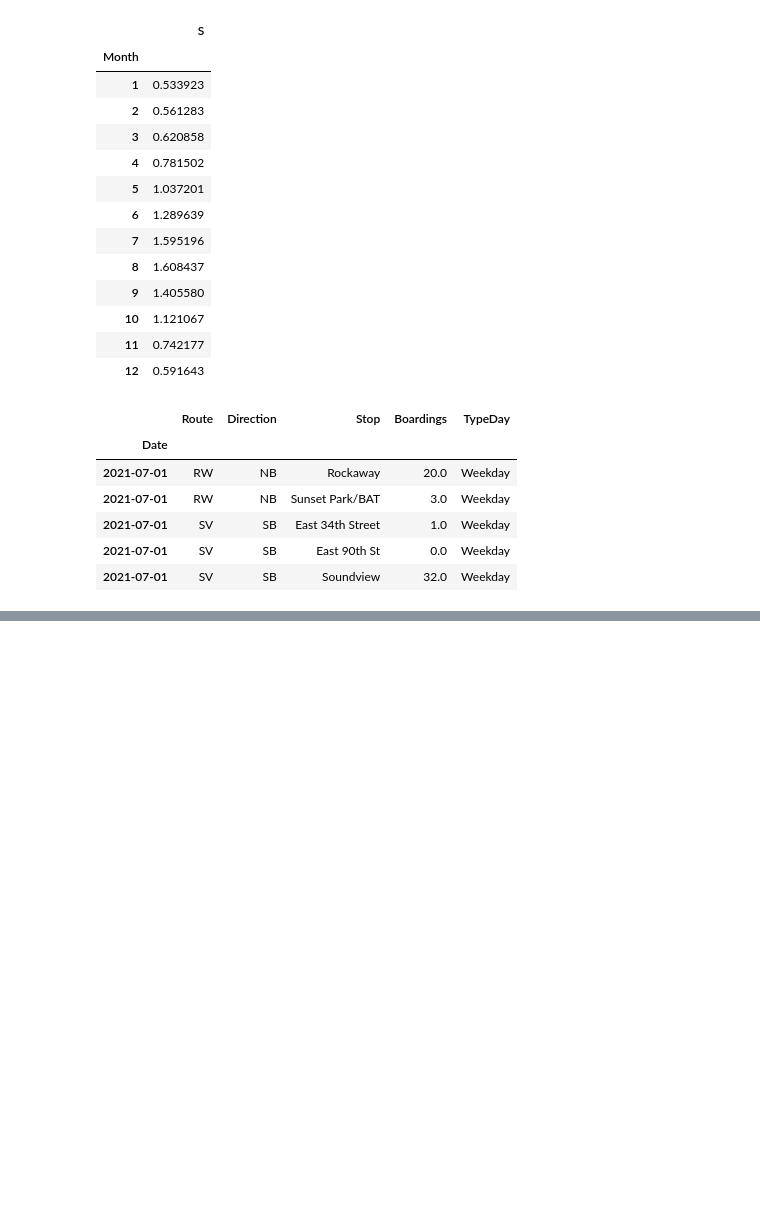
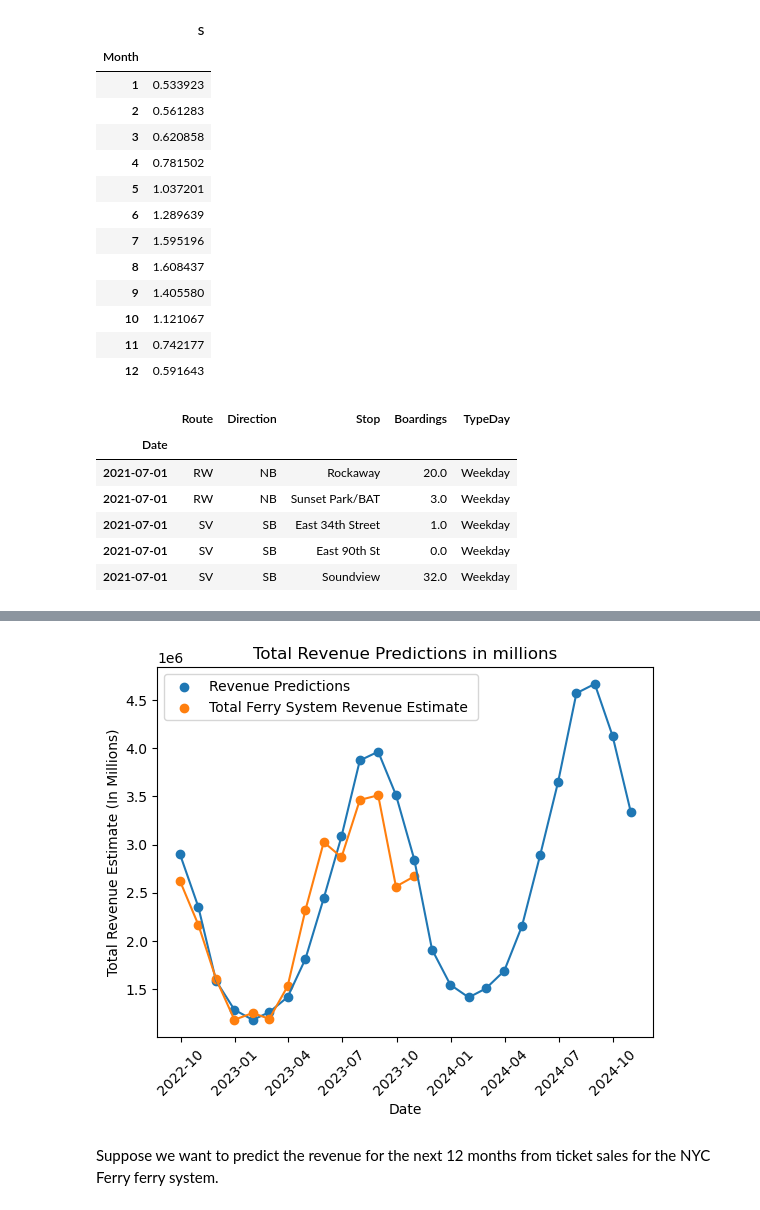
Before and after one commit to Eric-Conn/NYCFerryData_TimeSeriesForcasting, a Jupyter notebook: FerryDataFinalReport.ipynb, the cells around one changed output, grey strips where cells are left out. Saved outputs shown, nothing was run; the diff lists cells and outputs as text; code cells hidden in the pictures; blank space fills up the shorter version.

```diff
--- a/FerryDataFinalReport.ipynb
+++ b/FerryDataFinalReport.ipynb
@@ -234,0 +304,26 @@ data.head()
+# %%
+#Viewing our model with its predicitons.
+fig, ax = plt.subplots()
+
+
+
+
+ax.scatter(model_concat_predictions.index[model_concat_predictions.index > '2022-9-12'],4*model_concat_predictions[model_concat_predictions.index > '2022-9-12'],label = 'Revenue Predictions')
+ax.plot(model_concat_predictions.index[model_concat_predictions.index > '2022-9-12'],4*model_concat_predictions[model_concat_predictions.index > '2022-9-12'])
+
+ax.scatter(model.index[model.index > '2022-9-12'],4*model.Boardings[model.index > '2022-9-12'],label = 'Total Ferry System Revenue Estimate ')
+ax.plot(model.index[model.index > '2022-9-12'],4*model.Boardings[model.index > '2022-9-12'])
+
+
+ax.tick_params(axis='x', labelrotation=45)
+ax.legend()
+ax.set_title('Total Revenue estimate And Total Revenue Predictions')
+ax.set_xlabel('Date')
+ax.set_title('Total Revenue Predictions in millions')
+ax.set_ylabel('Total Revenue Estimate (In Millions)')
+
+plt.show()
+# %% [output]
+[figure, added]
+# %% [markdown]
+Suppose we want to predict the revenue for the next 12 months from ticket sales for the NYC Ferry ferry system.
```
Also changed, not shown: parts of 11 cells of this notebook.
